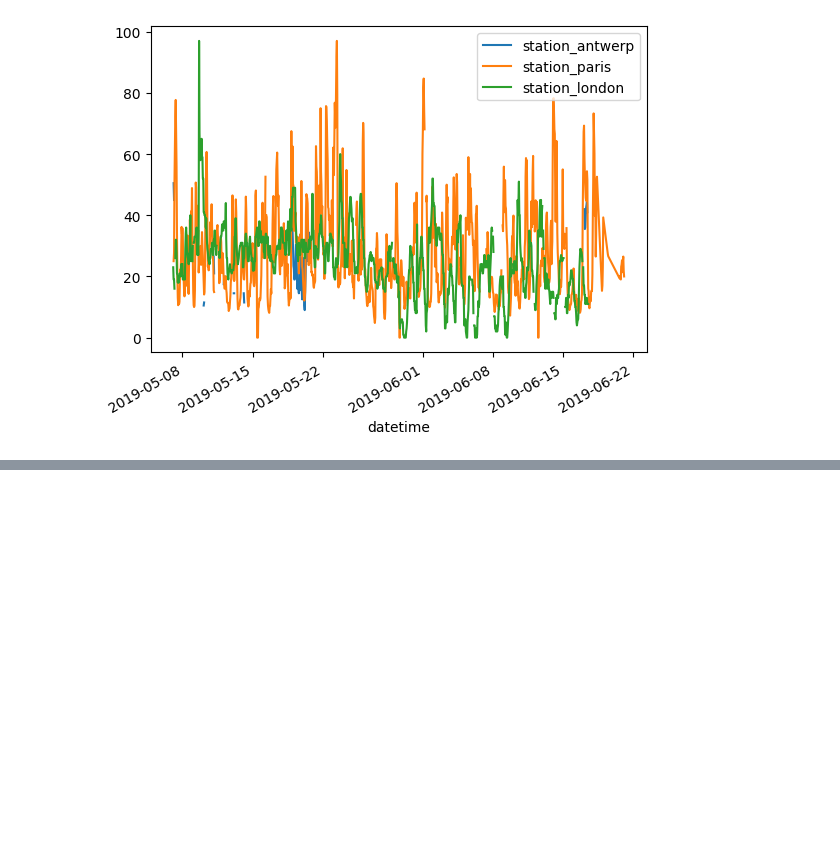
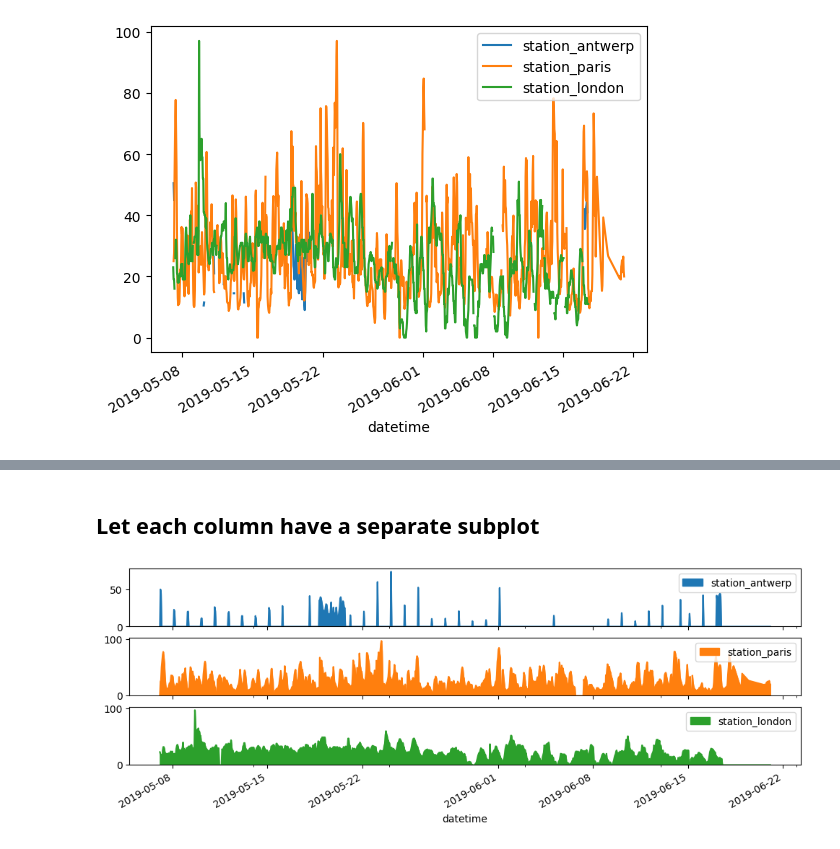
Before and after one commit to ytxmobile98/learn-pandas, a Jupyter notebook: tutorials/getting-started/4-plotting/main.ipynb, the cells around one changed output, grey strips where cells are left out. Cells and saved outputs as stored; diff of their text form; code cells hidden in the pictures; blank space fills up the shorter version.

```diff
--- a/tutorials/getting-started/4-plotting/main.ipynb
+++ b/tutorials/getting-started/4-plotting/main.ipynb
@@ -23,0 +67,7 @@ plt.show()
+# %% [markdown]
+## Let each column have a separate subplot
+# %%
+axs = air_quality.plot.area(figsize=(12, 4), subplots=True)
+plt.show()
+# %% [output]
+[figure, added]
```
Also changed, not shown: parts of 16 cells of this notebook, 1 other file.
